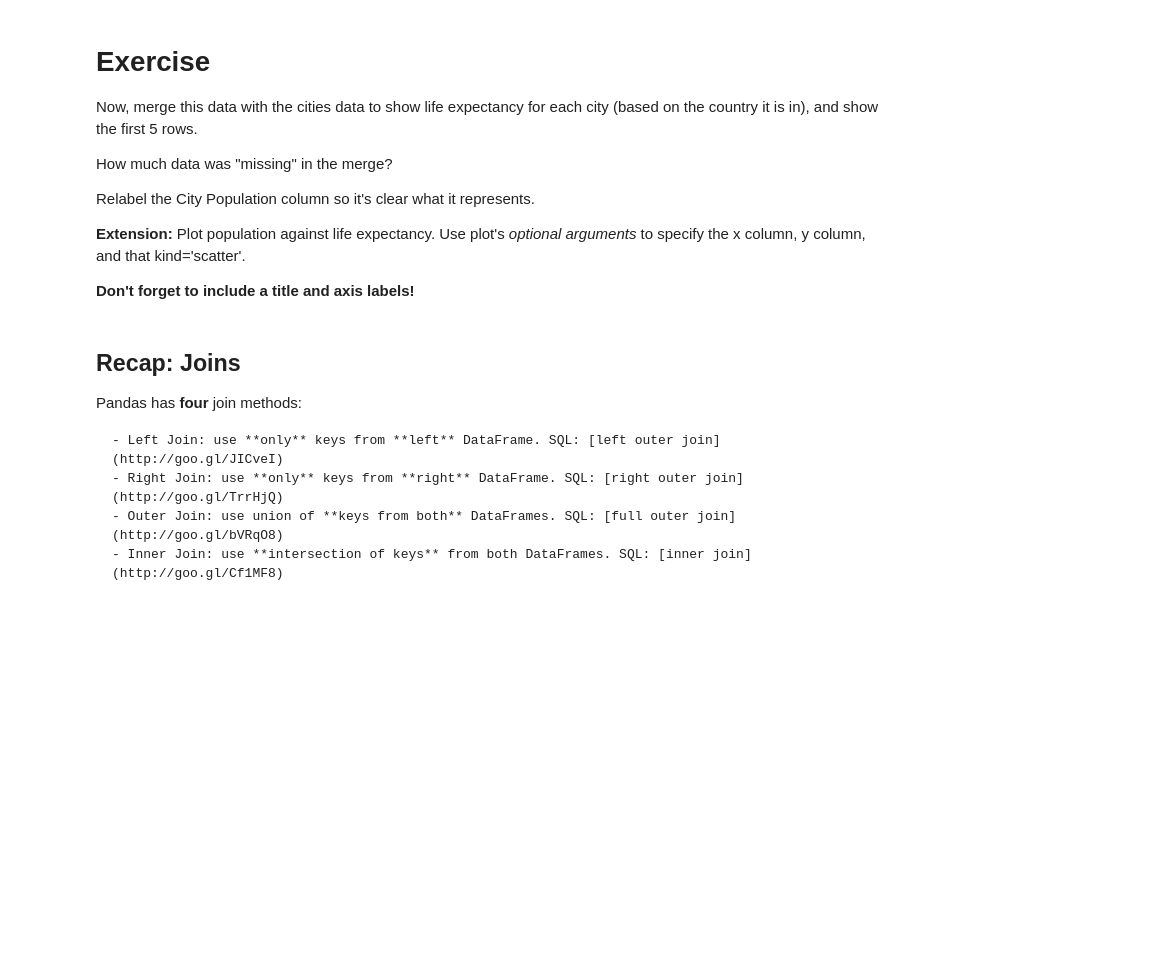
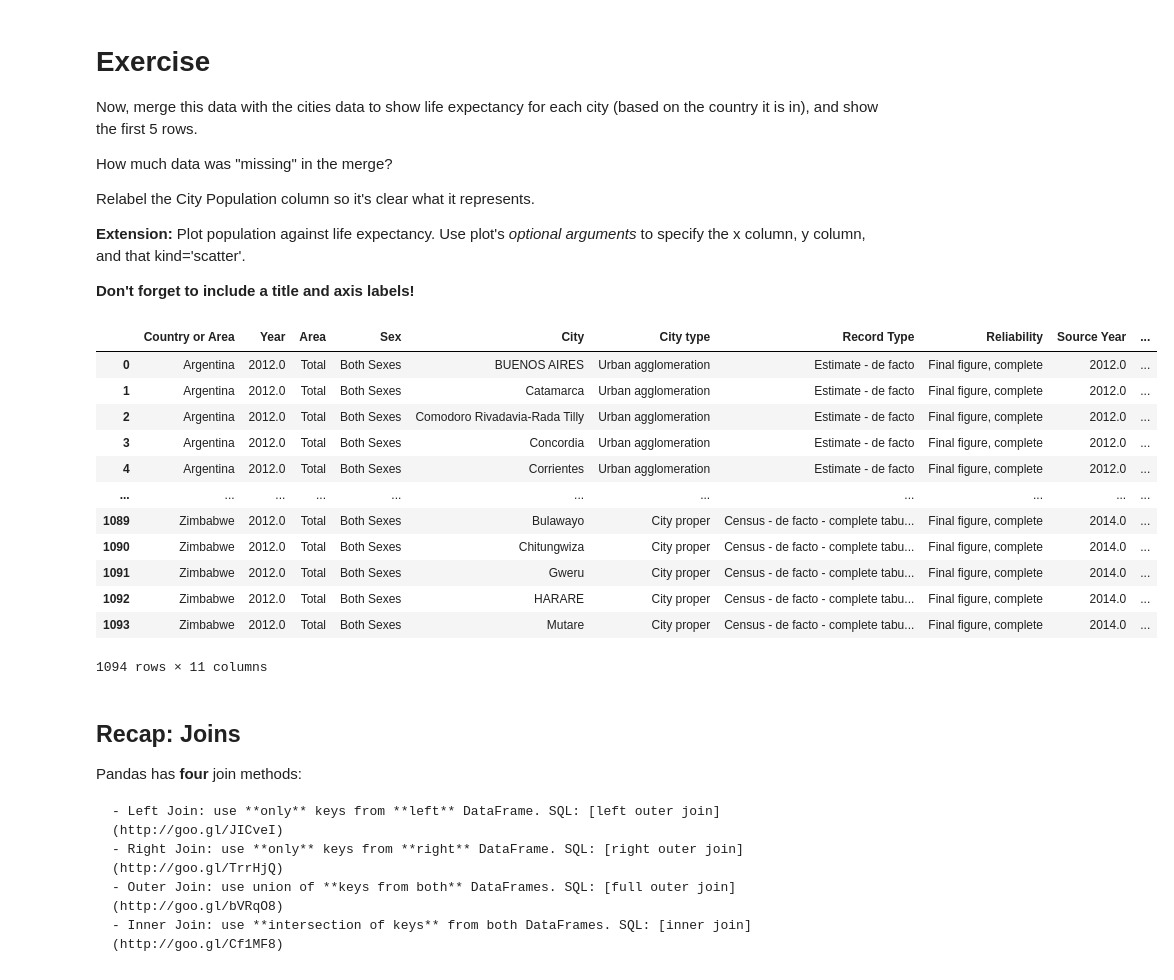
Before and after one commit to muffoonfu/QM2, a Jupyter notebook: Copy_of_W6_Merging_and_Joining_in_Python.ipynb, the cells around one changed output. Saved outputs shown, nothing was run; the diff lists cells and outputs as text; code cells hidden in the pictures; blank space fills up the shorter version.

```diff
--- a/Copy_of_W6_Merging_and_Joining_in_Python.ipynb
+++ b/Copy_of_W6_Merging_and_Joining_in_Python.ipynb
@@ -440,0 +442,3 @@ cities
+# %%
+cities = city_c.merge(city_pop,left_index=True,right_on=['City'],how='outer')
+cities
@@ -524,6 +542,24 @@ Relabel the City Population column so it's clear what it represents.
 **Extension:** Plot population against life expectancy. Use plot's *optional arguments* to specify the x column, y column, and that kind='scatter'.
 
 **Don't forget to include a title and axis labels!**
+# %%
+life_expectancy = cities.merge(life,left_on= ['Country or Area','Year'],right_on=['Country or Area','Year'],how='inner')
+
+life_expectancy
+# %% [output]
+|  | Country or Area | Year | Area | Sex | City | City type | Record Type | Reliability | Source Year | ... |
+| 0 | Argentina | 2012.0 | Total | Both Sexes | BUENOS AIRES | Urban agglomeration | Estimate - de facto | Final figure, complete | 2012.0 | ... |
+| 1 | Argentina | 2012.0 | Total | Both Sexes | Catamarca | Urban agglomeration | Estimate - de facto | Final figure, complete | 2012.0 | ... |
+| 2 | Argentina | 2012.0 | Total | Both Sexes | Comodoro Rivadavia-Rada Tilly | Urban agglomeration | Estimate - de facto | Final figure, complete | 2012.0 | ... |
+| 3 | Argentina | 2012.0 | Total | Both Sexes | Concordia | Urban agglomeration | Estimate - de facto | Final figure, complete | 2012.0 | ... |
+| 4 | Argentina | 2012.0 | Total | Both Sexes | Corrientes | Urban agglomeration | Estimate - de facto | Final figure, complete | 2012.0 | ... |
+| ... | ... | ... | ... | ... | ... | ... | ... | ... | ... | ... |
+| 1089 | Zimbabwe | 2012.0 | Total | Both Sexes | Bulawayo | City proper | Census - de facto - complete tabu... | Final figure, complete | 2014.0 | ... |
+| 1090 | Zimbabwe | 2012.0 | Total | Both Sexes | Chitungwiza | City proper | Census - de facto - complete tabu... | Final figure, complete | 2014.0 | ... |
+| 1091 | Zimbabwe | 2012.0 | Total | Both Sexes | Gweru | City proper | Census - de facto - complete tabu... | Final figure, complete | 2014.0 | ... |
+| 1092 | Zimbabwe | 2012.0 | Total | Both Sexes | HARARE | City proper | Census - de facto - complete tabu... | Final figure, complete | 2014.0 | ... |
+| 1093 | Zimbabwe | 2012.0 | Total | Both Sexes | Mutare | City proper | Census - de facto - complete tabu... | Final figure, complete | 2014.0 | ... |
+1094 rows × 11 columns
 # %% [markdown]
 ## Recap: Joins
 
```
Also changed, not shown: parts of 26 cells of this notebook.
